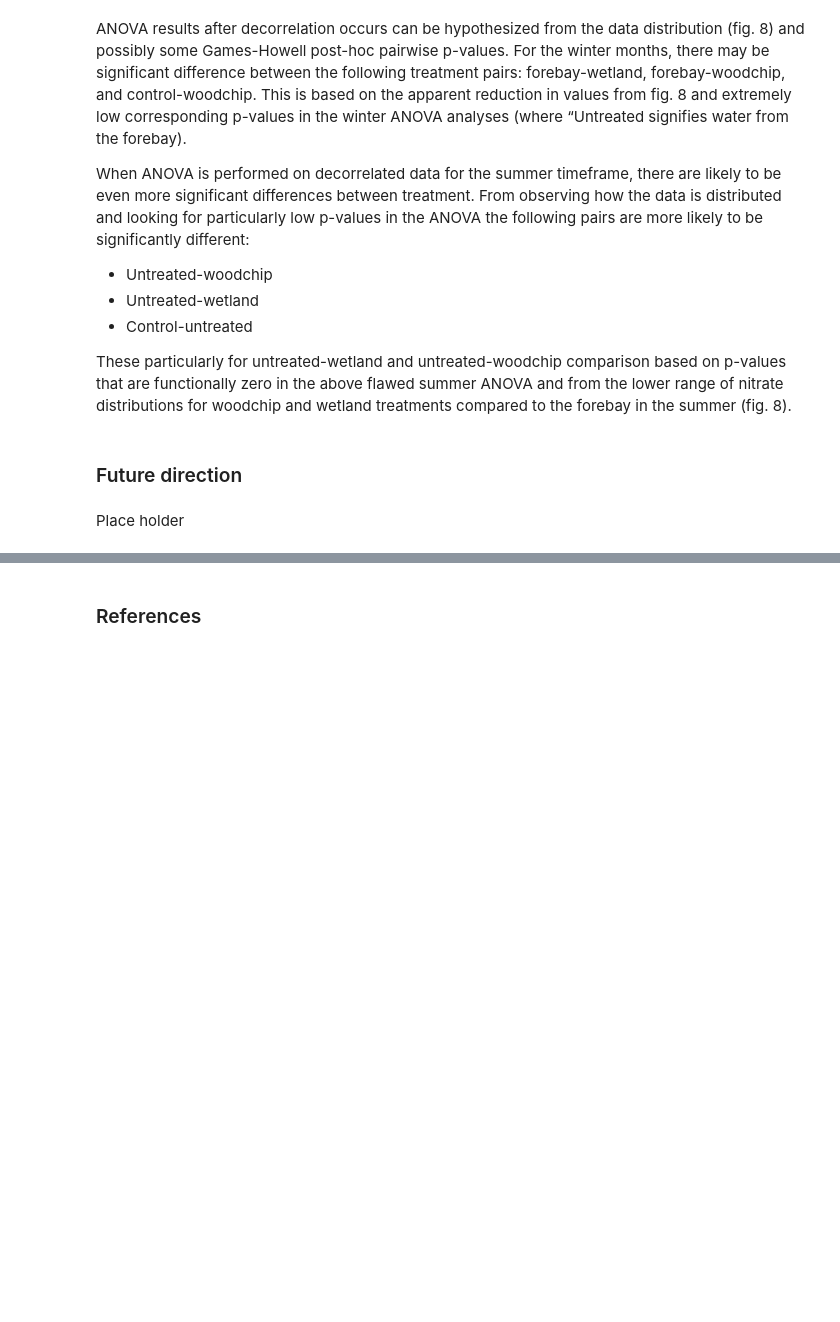
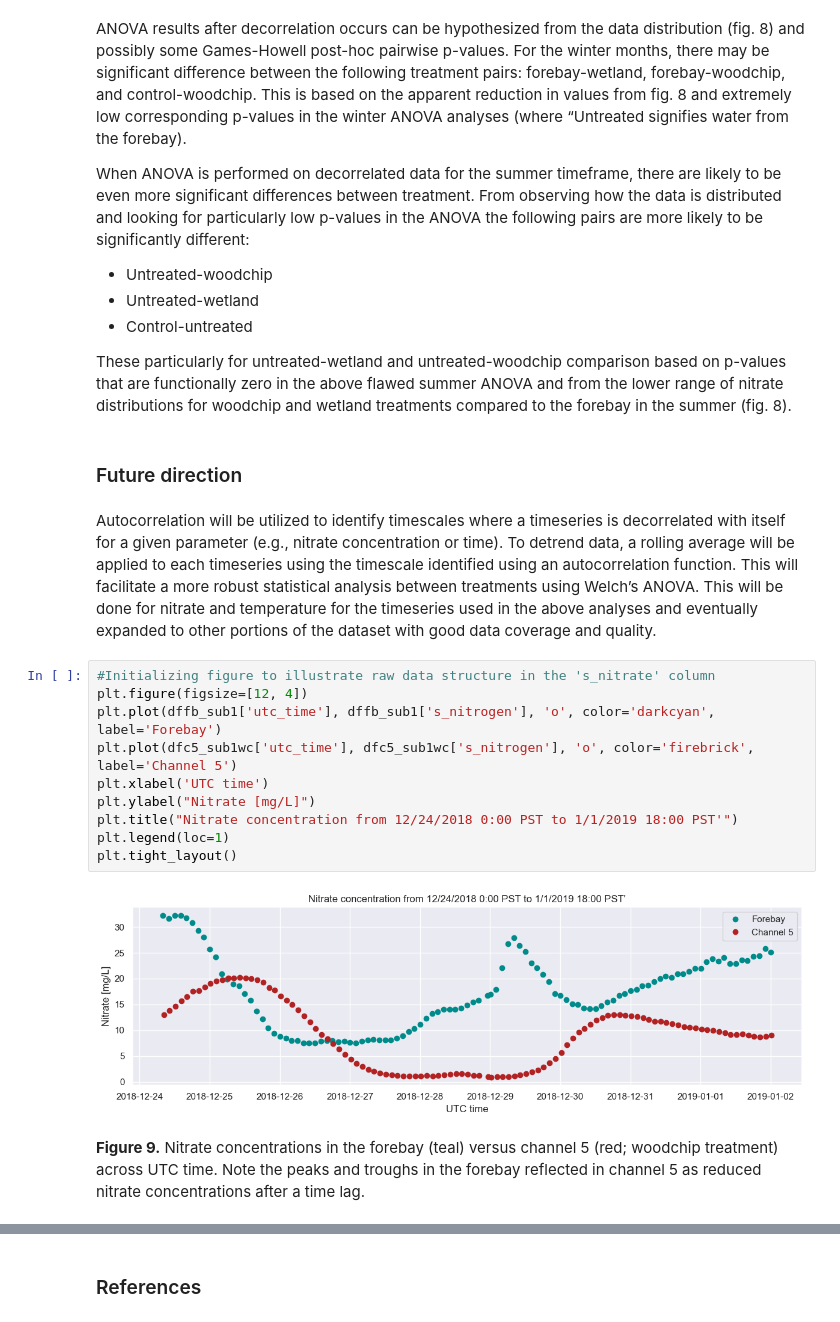
Before and after one commit to kmduncan1/MS263_BioreactorProject, a Jupyter notebook: ProjectNotebook.ipynb, the cells around one changed output, grey strips where cells are left out. Saved outputs shown, nothing was run; the diff lists cells and outputs as text; blank space fills up the shorter version.

```diff
--- a/ProjectNotebook.ipynb
+++ b/ProjectNotebook.ipynb
@@ -829,4 +829,18 @@ These particularly for untreated-wetland and untreated-woodchip comparison based
 # %% [markdown]
 ### Future direction
 # %% [markdown]
-Place holder
+Autocorrelation will be utilized to identify timescales where a timeseries is decorrelated with itself for a given parameter (e.g., nitrate concentration or time). To detrend data, a rolling average will be applied to each timeseries using the timescale identified using an autocorrelation function. This will facilitate a more robust statistical analysis between treatments using Welch’s ANOVA. This will be done for nitrate and temperature for the timeseries used in the above analyses and eventually expanded to other portions of the dataset with good data coverage and quality.
+# %%
+#Initializing figure to illustrate raw data structure in the 's_nitrate' column
+plt.figure(figsize=[12, 4])
+plt.plot(dffb_sub1['utc_time'], dffb_sub1['s_nitrogen'], 'o', color='darkcyan', label='Forebay')
+plt.plot(dfc5_sub1wc['utc_time'], dfc5_sub1wc['s_nitrogen'], 'o', color='firebrick', label='Channel 5')
+plt.xlabel('UTC time')
+plt.ylabel("Nitrate [mg/L]")
+plt.title("Nitrate concentration from 12/24/2018 0:00 PST to 1/1/2019 18:00 PST'")
+plt.legend(loc=1)
+plt.tight_layout()
+# %% [output]
+[figure, added]
+# %% [markdown]
+<b>Figure 9.</b> Nitrate concentrations in the forebay (teal) versus channel 5 (red; woodchip treatment) across UTC time. Note the peaks and troughs in the forebay reflected in channel 5 as reduced nitrate concentrations after a time lag.
```
Also changed, not shown: parts of 2 cells of this notebook.
